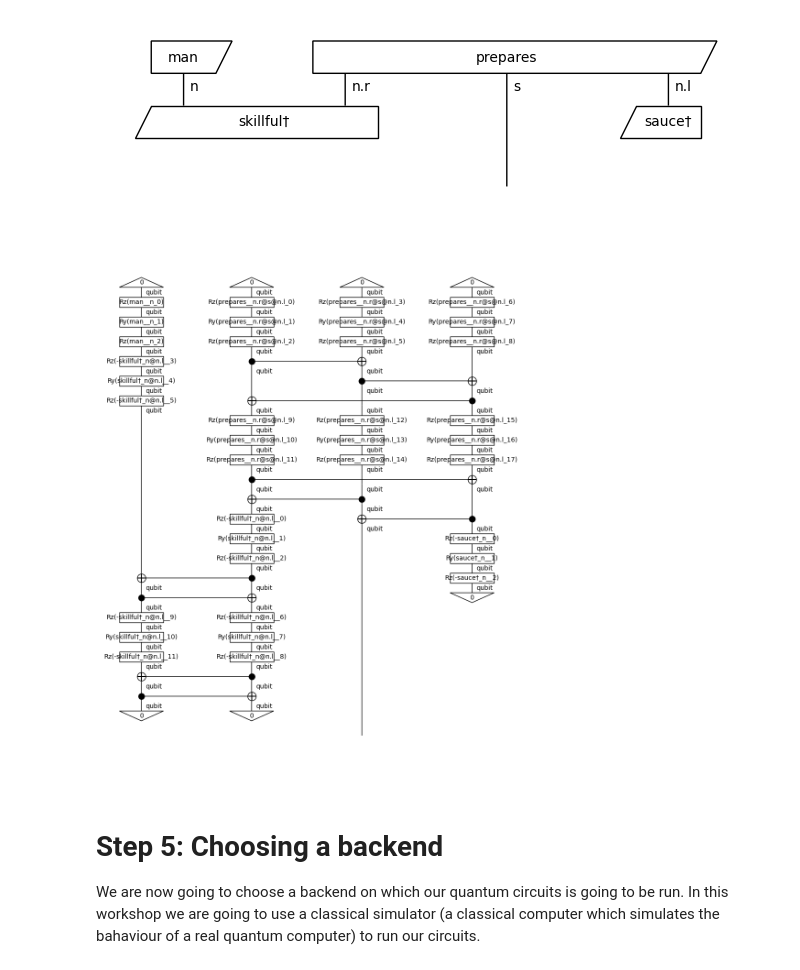
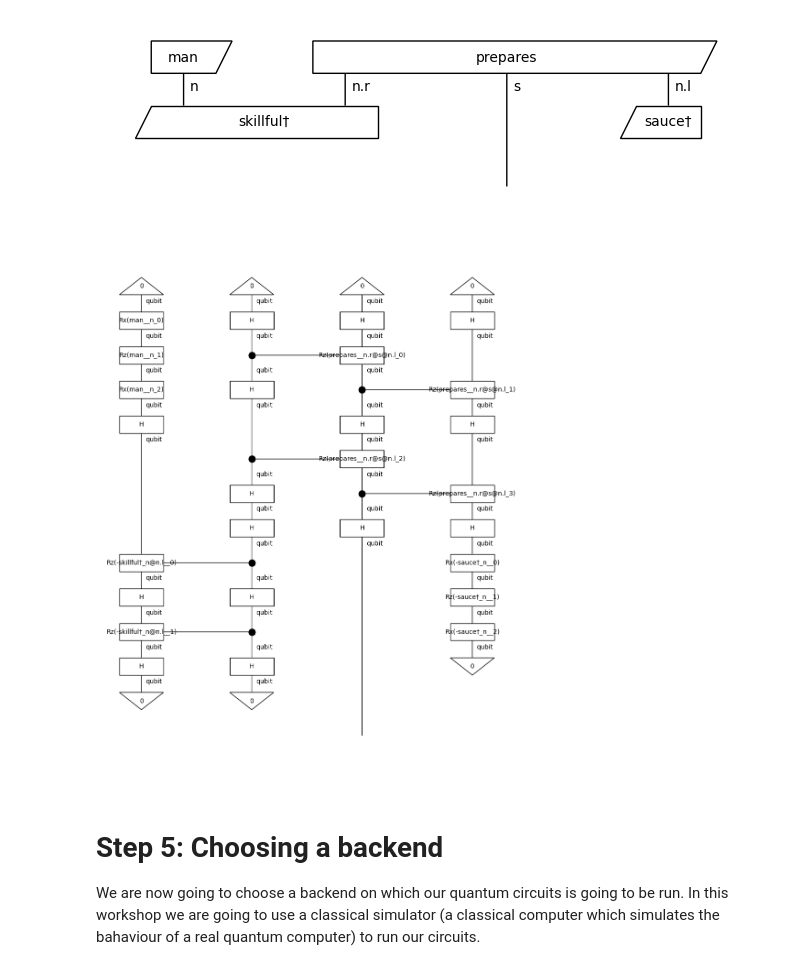
Before and after one commit to blue-research/qlang, a Jupyter notebook: algo_circuit.ipynb, the cells around one changed output. Cells and saved outputs as stored; diff of their text form; code cells hidden in the pictures.

```diff
--- a/algo_circuit.ipynb
+++ b/algo_circuit.ipynb
@@ -97,22 +120,22 @@ After removing cups
 # %%
 from lambeq import AtomicType, IQPAnsatz, MPSAnsatz, Sim14Ansatz, Sim15Ansatz, SpiderAnsatz, StronglyEntanglingAnsatz, Symbol, TensorAnsatz
 from lambeq.backend.tensor import Dim
 
-# ansatz = IQPAnsatz({AtomicType.NOUN: 1, AtomicType.SENTENCE: 1},
-#                    n_layers=2, n_single_qubit_params=3)
-ansatz = StronglyEntanglingAnsatz({AtomicType.NOUN: 1, AtomicType.SENTENCE: 1}, n_layers=2, n_single_qubit_params=3)
+ansatz = IQPAnsatz({AtomicType.NOUN: 1, AtomicType.SENTENCE: 1},
+                   n_layers=2, n_single_qubit_params=3)
+# ansatz = StronglyEntanglingAnsatz({AtomicType.NOUN: 1, AtomicType.SENTENCE: 1}, n_layers=2, n_single_qubit_params=3)
 # ansatz = Sim14Ansatz({AtomicType.NOUN: 1, AtomicType.SENTENCE: 1},
 #                    n_layers=2, n_single_qubit_params=3)
 # ansatz = Sim15Ansatz({AtomicType.NOUN: 1, AtomicType.SENTENCE: 1},
 #                    n_layers=2, n_single_qubit_params=3)
 
 train_circuits = [ansatz(diagram) for diagram in train_diagrams]
 dev_circuits =  [ansatz(diagram) for diagram in dev_diagrams]
 test_circuits = [ansatz(diagram) for diagram in test_diagrams]
 
 train_circuits[0].draw(figsize=(9, 12))
 # %% [output]
-[figure, old version]
+[figure, new version]
 # %% [markdown]
 # Step 5: Choosing a backend
 We are now going to choose a backend on which our quantum circuits is going to be run. In this workshop we are going to use a classical simulator (a classical computer which simulates the bahaviour of a real quantum computer) to run our circuits.
```
Also changed, not shown: parts of 8 cells of this notebook, 1 other file.
